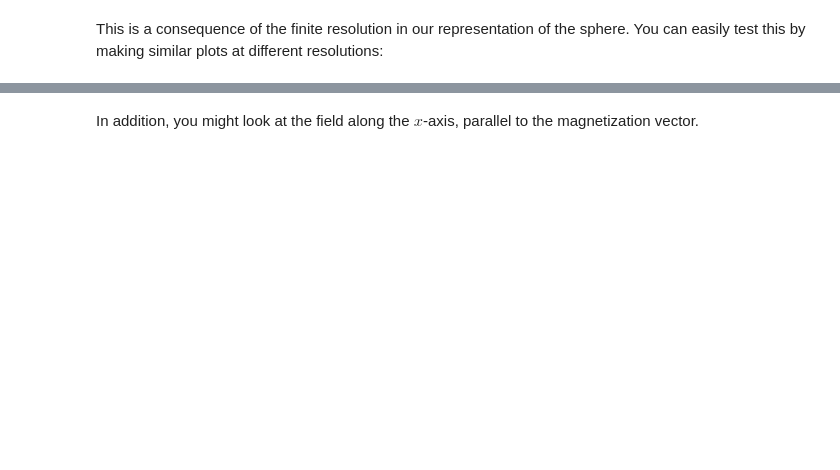
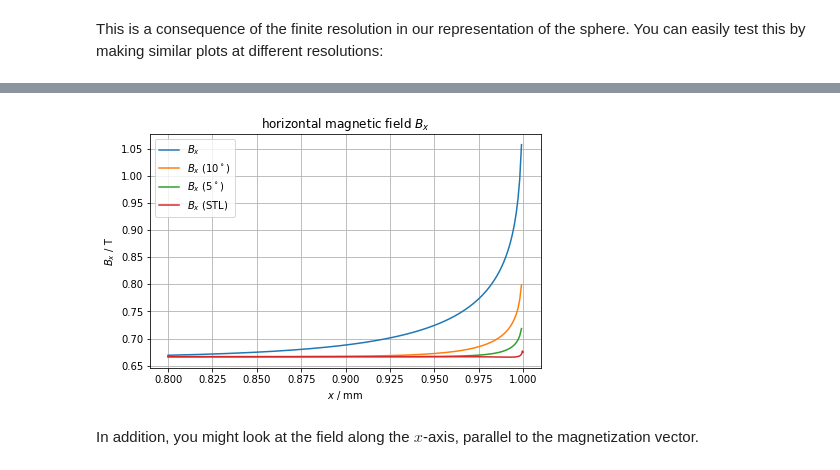
Before and after one commit to radiasoft/Radia-Examples, a Jupyter notebook: Radia_Ex04.ipynb, the cells around one changed output, grey strips where cells are left out. Saved outputs shown, nothing was run; the diff lists cells and outputs as text; code cells hidden in the pictures; blank space fills up the shorter version.

```diff
--- a/Radia_Ex04.ipynb
+++ b/Radia_Ex04.ipynb
@@ -211,20 +270,27 @@ plt.show()
 # %%
 xs = np.linspace(0.800, 0.999, 201)
 Bx_v_X0 = rad.Fld(mag_sphere_a,  'bx', [[x, 0, 0] for x in xs])
 Bx_v_X1 = rad.Fld(mag_sphere_a1, 'bx', [[x, 0, 0] for x in xs])
 Bx_v_X2 = rad.Fld(mag_sphere_a2, 'bx', [[x, 0, 0] for x in xs])
 
 plt.figure(figsize=(7,4.3))
 plt.plot(xs, Bx_v_X0, label = r'$B_x$')
 plt.plot(xs, Bx_v_X1, label = r'$B_x$ ($10^\circ$)')
 plt.plot(xs, Bx_v_X2, label = r'$B_x$ ($5^\circ$)')
+
+xs = np.linspace(0.800, 0.9999, 501)
+Bx_v_X_STL = rad.Fld(mag_sphere_stl,  'bx', [[x, 0, 0] for x in xs])
+plt.plot(xs, Bx_v_X_STL, label = r'$B_x$ (STL)')
+
 plt.title(r'horizontal magnetic field $B_x$')
 plt.xlabel(r'$x$ / mm')
 plt.ylabel(r'$B_x$ / T')
 plt.grid()
 # plt.xlim(0.75,1.05)
 plt.legend()
 plt.show()
+# %% [output]
+[figure, added]
 # %% [markdown]
 In addition, you might look at the field along the $x$-axis,
 parallel to the magnetization vector.
```
Also changed, not shown: parts of 16 cells of this notebook, 7 other files.
